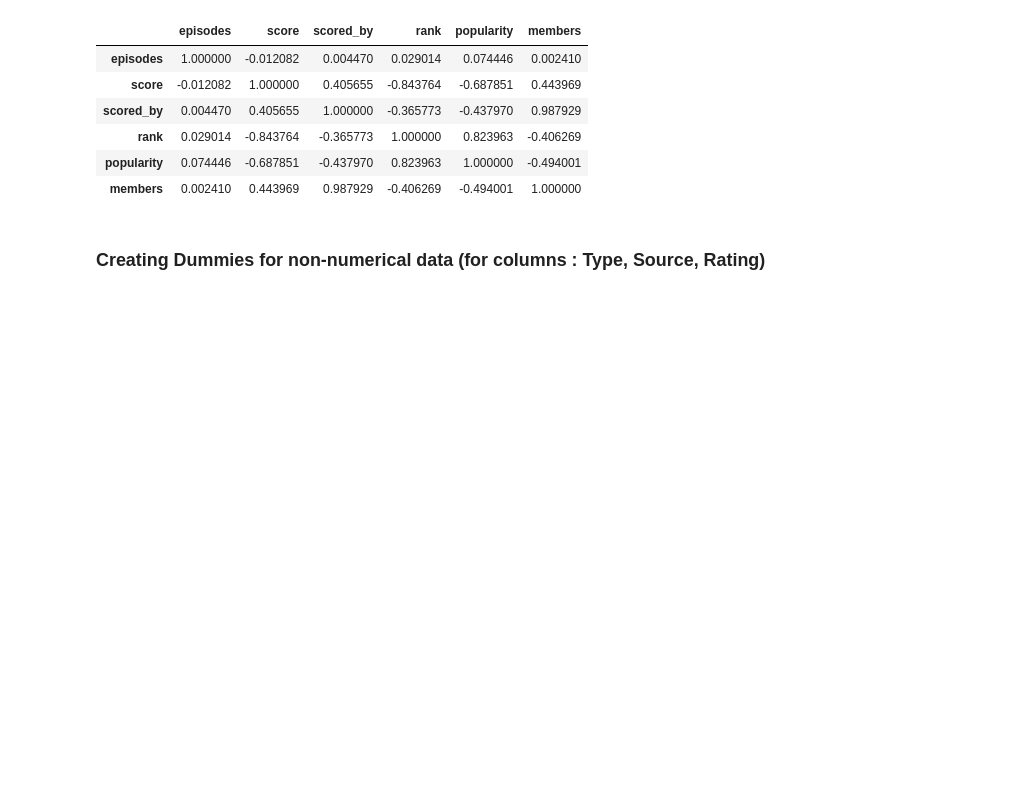
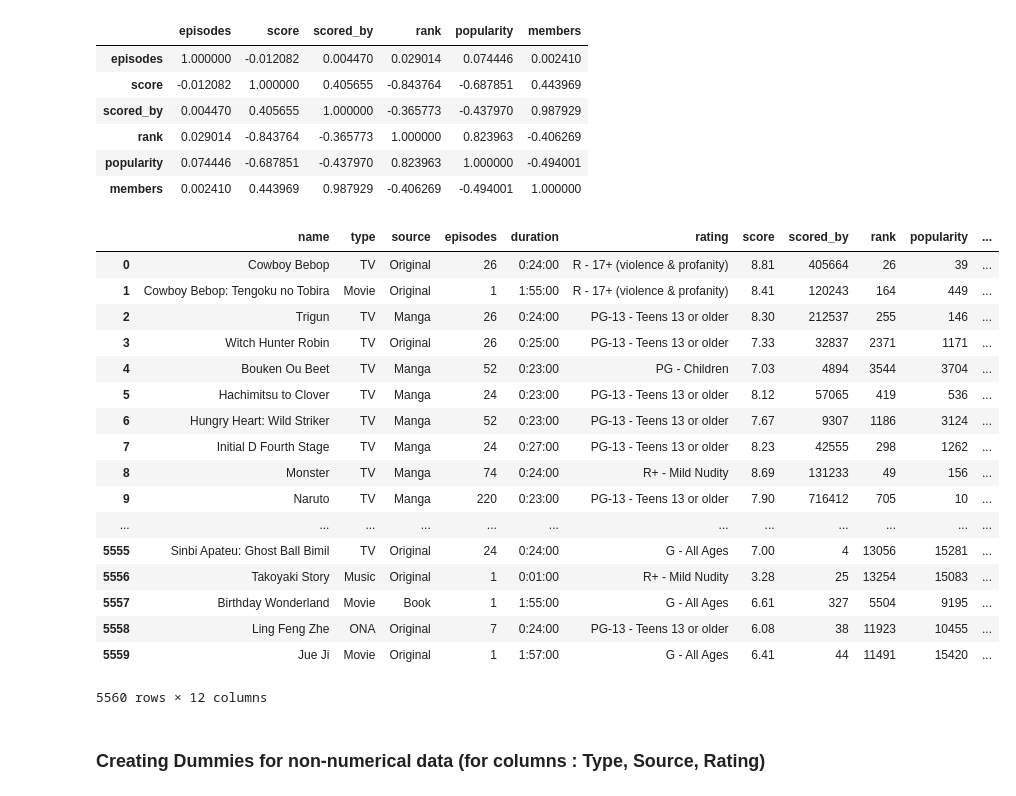
Before and after one commit to sdman135/Anime_Score_Predictor---Project-3, a Jupyter notebook: Sam's Project 3.ipynb, the cells around one changed output. Drawn from its saved outputs; the diff is of its cells as text; code cells hidden in the pictures; blank space fills up the shorter version.

```diff
--- a/Sam's Project 3.ipynb
+++ b/Sam's Project 3.ipynb
@@ -34,6 +34,27 @@ data.dropna(inplace = True)
 | rank | 0.029014 | -0.843764 | -0.365773 | 1.000000 | 0.823963 | -0.406269 |
 | popularity | 0.074446 | -0.687851 | -0.437970 | 0.823963 | 1.000000 | -0.494001 |
 | members | 0.002410 | 0.443969 | 0.987929 | -0.406269 | -0.494001 | 1.000000 |
+# %%
+data
+# %% [output]
+|  | name | type | source | episodes | duration | rating | score | scored_by | rank | popularity | ... |
+| 0 | Cowboy Bebop | TV | Original | 26 | 0:24:00 | R - 17+ (violence & profanity) | 8.81 | 405664 | 26 | 39 | ... |
+| 1 | Cowboy Bebop: Tengoku no Tobira | Movie | Original | 1 | 1:55:00 | R - 17+ (violence & profanity) | 8.41 | 120243 | 164 | 449 | ... |
+| 2 | Trigun | TV | Manga | 26 | 0:24:00 | PG-13 - Teens 13 or older | 8.30 | 212537 | 255 | 146 | ... |
+| 3 | Witch Hunter Robin | TV | Original | 26 | 0:25:00 | PG-13 - Teens 13 or older | 7.33 | 32837 | 2371 | 1171 | ... |
+| 4 | Bouken Ou Beet | TV | Manga | 52 | 0:23:00 | PG - Children | 7.03 | 4894 | 3544 | 3704 | ... |
+| 5 | Hachimitsu to Clover | TV | Manga | 24 | 0:23:00 | PG-13 - Teens 13 or older | 8.12 | 57065 | 419 | 536 | ... |
+| 6 | Hungry Heart: Wild Striker | TV | Manga | 52 | 0:23:00 | PG-13 - Teens 13 or older | 7.67 | 9307 | 1186 | 3124 | ... |
+| 7 | Initial D Fourth Stage | TV | Manga | 24 | 0:27:00 | PG-13 - Teens 13 or older | 8.23 | 42555 | 298 | 1262 | ... |
+| 8 | Monster | TV | Manga | 74 | 0:24:00 | R+ - Mild Nudity | 8.69 | 131233 | 49 | 156 | ... |
+| 9 | Naruto | TV | Manga | 220 | 0:23:00 | PG-13 - Teens 13 or older | 7.90 | 716412 | 705 | 10 | ... |
+| ... | ... | ... | ... | ... | ... | ... | ... | ... | ... | ... | ... |
+| 5555 | Sinbi Apateu: Ghost Ball Bimil | TV | Original | 24 | 0:24:00 | G - All Ages | 7.00 | 4 | 13056 | 15281 | ... |
+| 5556 | Takoyaki Story | Music | Original | 1 | 0:01:00 | R+ - Mild Nudity | 3.28 | 25 | 13254 | 15083 | ... |
+| 5557 | Birthday Wonderland | Movie | Book | 1 | 1:55:00 | G - All Ages | 6.61 | 327 | 5504 | 9195 | ... |
+| 5558 | Ling Feng Zhe | ONA | Original | 7 | 0:24:00 | PG-13 - Teens 13 or older | 6.08 | 38 | 11923 | 10455 | ... |
+| 5559 | Jue Ji | Movie | Original | 1 | 1:57:00 | G - All Ages | 6.41 | 44 | 11491 | 15420 | ... |
+5560 rows × 12 columns
 # %% [markdown]
 ### Creating Dummies for non-numerical data (for columns : Type, Source, Rating)
 # %%
```
Also changed, not shown: parts of 2 cells of this notebook, 1 other file.
